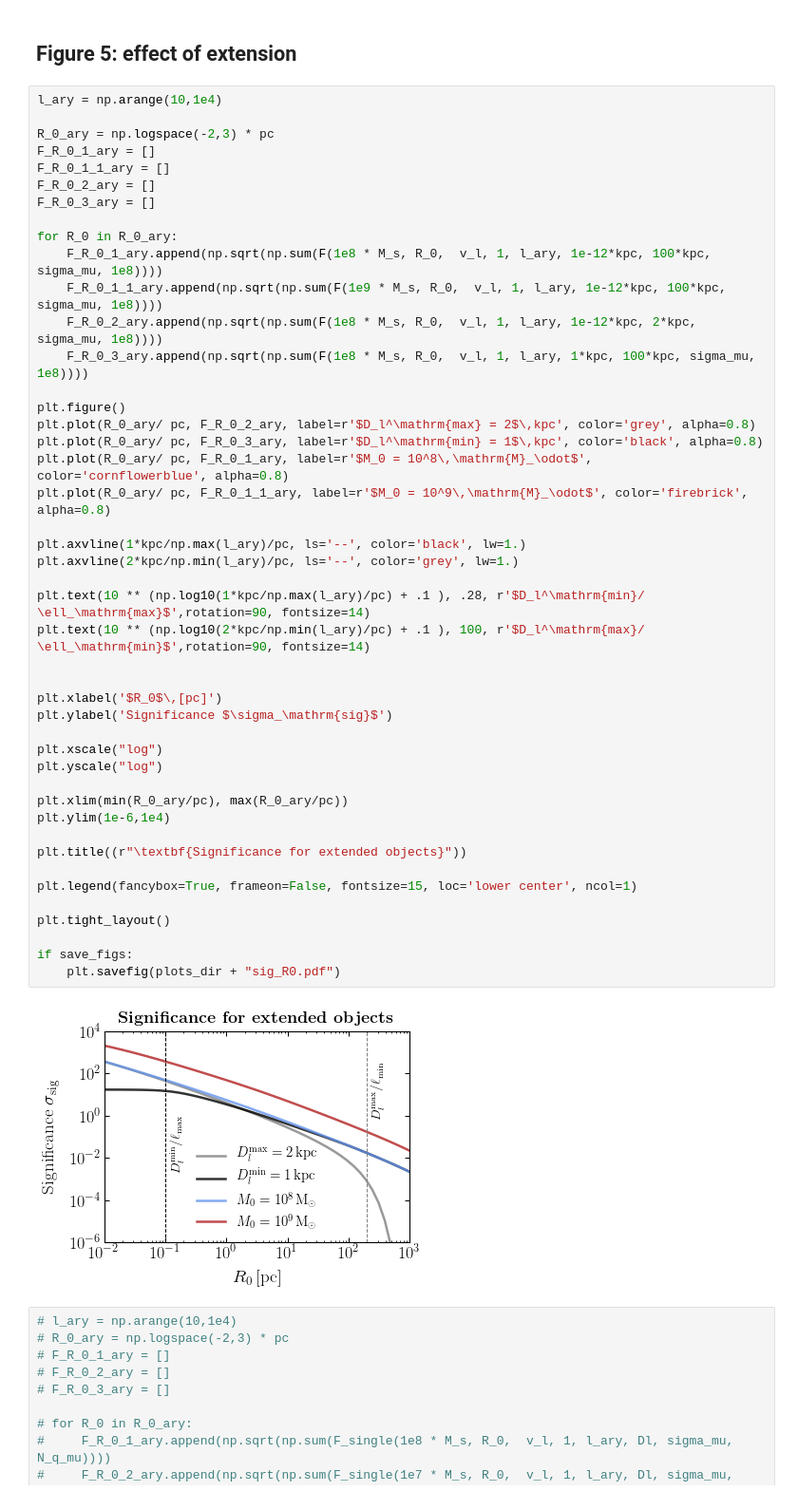
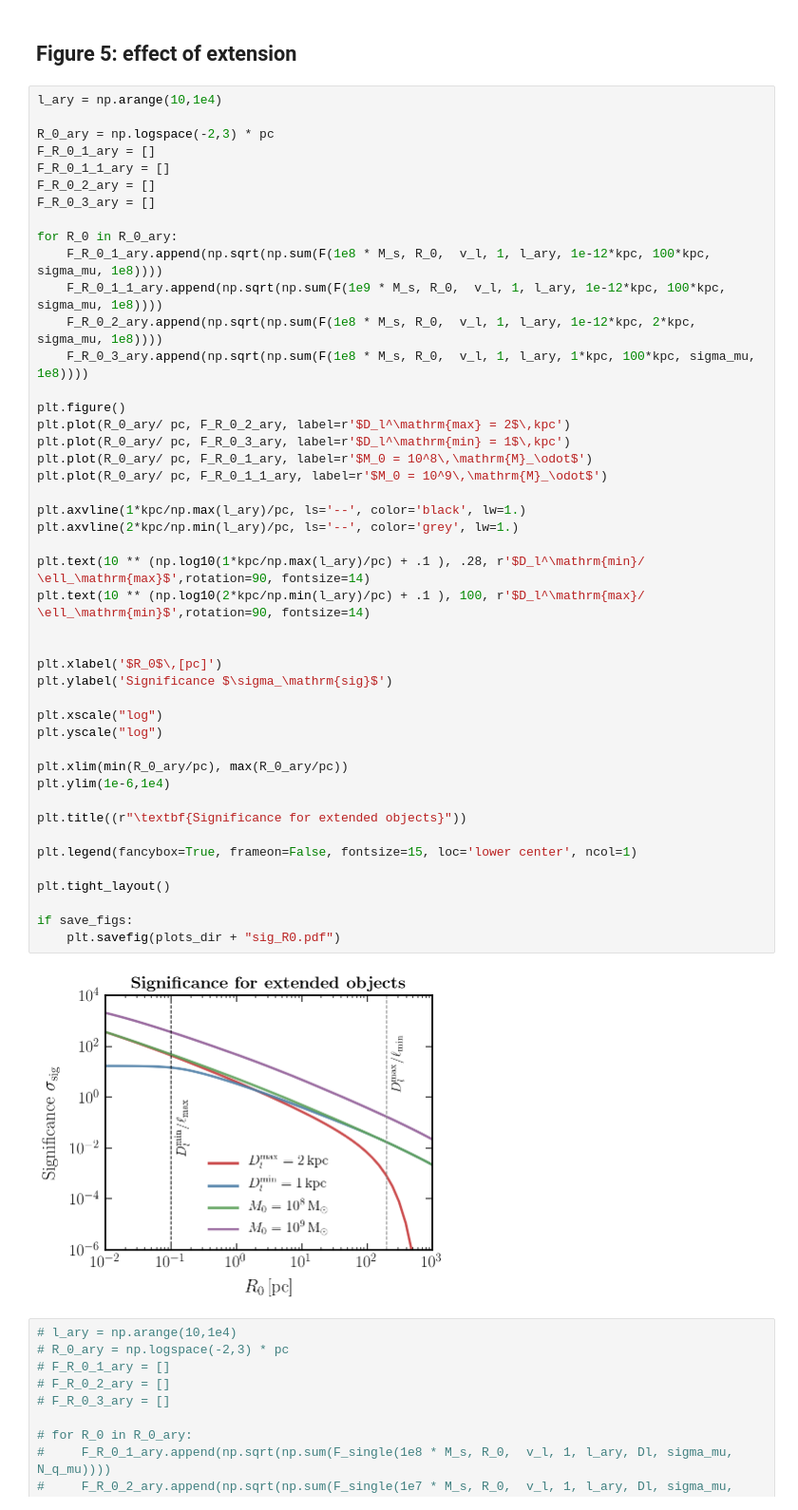
Before and after one commit to smsharma/astrometry-lensing-correlations, a Jupyter notebook: notebooks/03_scalings.ipynb, the cells around one changed output. Shown at 95% size. Cells and saved outputs as stored; diff of their text form.

```diff
--- a/notebooks/03_scalings.ipynb
+++ b/notebooks/03_scalings.ipynb
@@ -280,38 +303,38 @@ for R_0 in R_0_ary:
     F_R_0_2_ary.append(np.sqrt(np.sum(F(1e8 * M_s, R_0,  v_l, 1, l_ary, 1e-12*kpc, 2*kpc, sigma_mu, 1e8))))
     F_R_0_3_ary.append(np.sqrt(np.sum(F(1e8 * M_s, R_0,  v_l, 1, l_ary, 1*kpc, 100*kpc, sigma_mu, 1e8))))
 
 plt.figure()
-plt.plot(R_0_ary/ pc, F_R_0_2_ary, label=r'$D_l^\mathrm{max} = 2$\,kpc', color='grey', alpha=0.8)
-plt.plot(R_0_ary/ pc, F_R_0_3_ary, label=r'$D_l^\mathrm{min} = 1$\,kpc', color='black', alpha=0.8)
-plt.plot(R_0_ary/ pc, F_R_0_1_ary, label=r'$M_0 = 10^8\,\mathrm{M}_\odot$', color='cornflowerblue', alpha=0.8)
-plt.plot(R_0_ary/ pc, F_R_0_1_1_ary, label=r'$M_0 = 10^9\,\mathrm{M}_\odot$', color='firebrick', alpha=0.8)
+plt.plot(R_0_ary/ pc, F_R_0_2_ary, label=r'$D_l^\mathrm{max} = 2$\,kpc')
+plt.plot(R_0_ary/ pc, F_R_0_3_ary, label=r'$D_l^\mathrm{min} = 1$\,kpc')
+plt.plot(R_0_ary/ pc, F_R_0_1_ary, label=r'$M_0 = 10^8\,\mathrm{M}_\odot$')
+plt.plot(R_0_ary/ pc, F_R_0_1_1_ary, label=r'$M_0 = 10^9\,\mathrm{M}_\odot$')
 
 plt.axvline(1*kpc/np.max(l_ary)/pc, ls='--', color='black', lw=1.)
 plt.axvline(2*kpc/np.min(l_ary)/pc, ls='--', color='grey', lw=1.)
 
 plt.text(10 ** (np.log10(1*kpc/np.max(l_ary)/pc) + .1 ), .28, r'$D_l^\mathrm{min}/ \ell_\mathrm{max}$',rotation=90, fontsize=14)
 plt.text(10 ** (np.log10(2*kpc/np.min(l_ary)/pc) + .1 ), 100, r'$D_l^\mathrm{max}/ \ell_\mathrm{min}$',rotation=90, fontsize=14)
 
 
 plt.xlabel('$R_0$\,[pc]')
 plt.ylabel('Significance $\sigma_\mathrm{sig}$')
 
 plt.xscale("log")
 plt.yscale("log")
 
 plt.xlim(min(R_0_ary/pc), max(R_0_ary/pc))
 plt.ylim(1e-6,1e4)
 
 plt.title((r"\textbf{Significance for extended objects}"))
 
 plt.legend(fancybox=True, frameon=False, fontsize=15, loc='lower center', ncol=1)
 
 plt.tight_layout()
 
 if save_figs:
     plt.savefig(plots_dir + "sig_R0.pdf")
 # %% [output]
-[figure, old version]
+[figure, new version]
 # %%
 # l_ary = np.arange(10,1e4)
 # R_0_ary = np.logspace(-2,3) * pc
```
Also changed, not shown: parts of 7 cells of this notebook, 7 other files.
